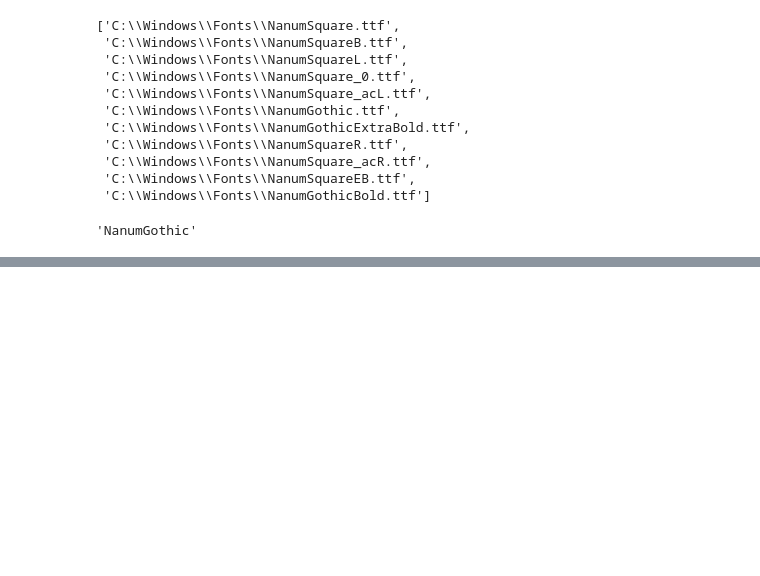
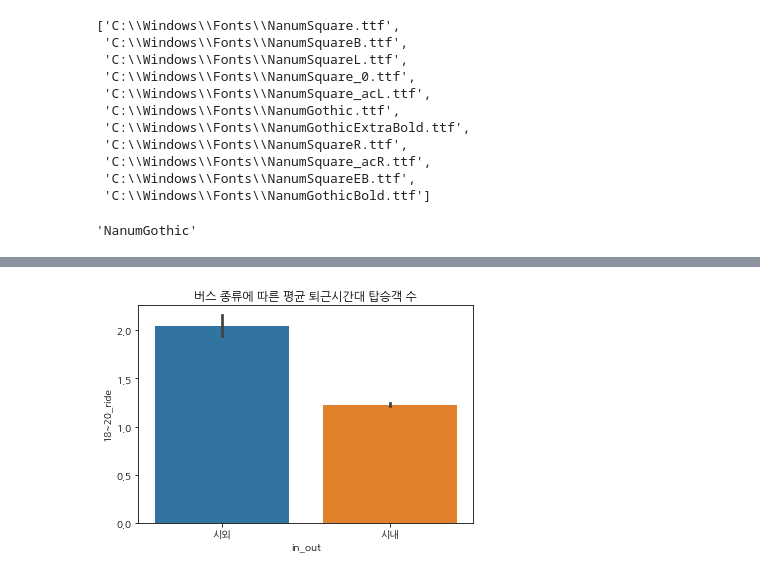
Before and after one commit to bigdataleeky/python, a Jupyter notebook: 20220607/20220607_버스탑승객 예측.ipynb, the cells around one changed output, grey strips where cells are left out. Saved outputs shown, nothing was run; the diff lists cells and outputs as text; code cells hidden in the pictures; blank space fills up the shorter version.

```diff
--- a/20220607/20220607_버스탑승객 예측.ipynb
+++ b/20220607/20220607_버스탑승객 예측.ipynb
@@ -131,0 +220,7 @@ rc('font',family=font_name())
+# %%
+# 버스종류별 퇴근시간 평균 탑승객 수
+sns.barplot(data = traindata, x='in_out',y='18~20_ride')
+plt.title("버스 종류에 따른 평균 퇴근시간대 탑승객 수")
+plt.show()
+# %% [output]
+[figure, added]
```
Also changed, not shown: parts of 26 cells of this notebook.
